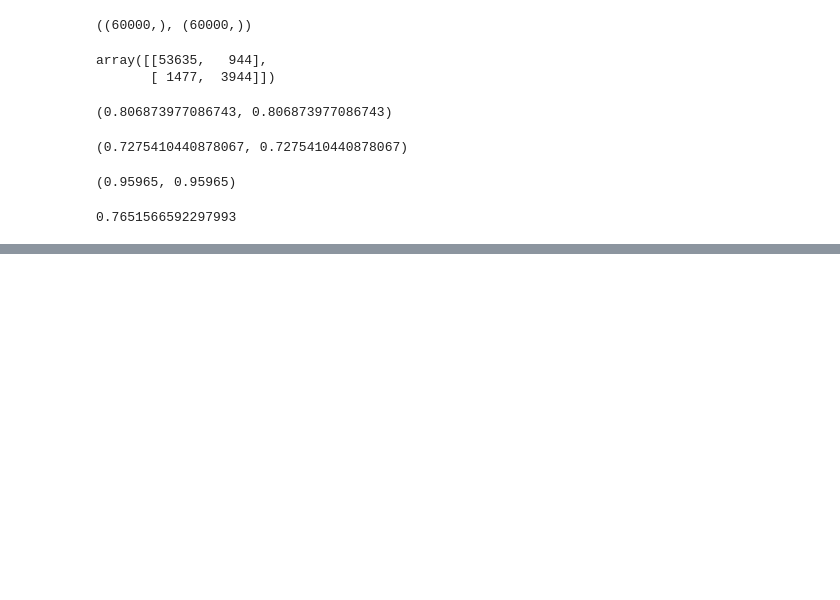
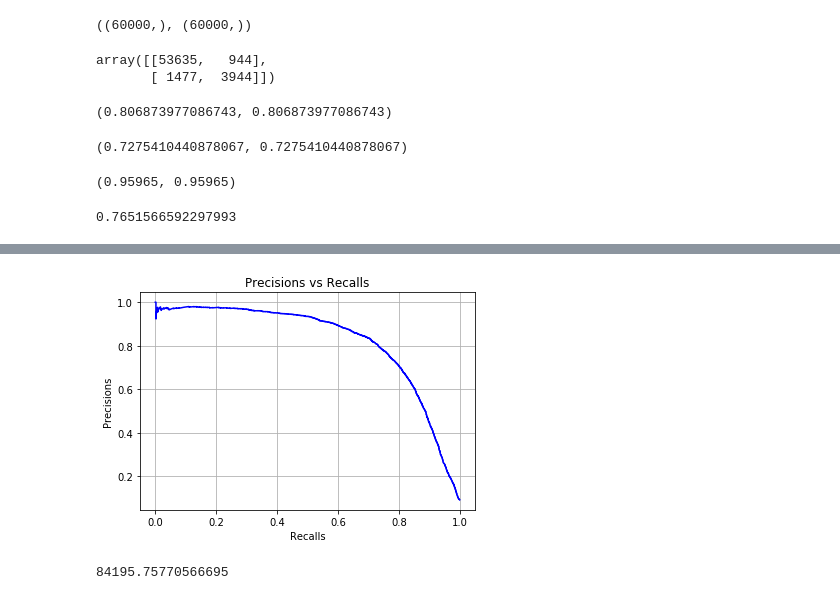
Before and after one commit to varokas/hands-on-ml, a Jupyter notebook: chapter3.ipynb, the cells around one changed output, grey strips where cells are left out. Cells and saved outputs as stored; diff of their text form; code cells hidden in the pictures; blank space fills up the shorter version.

```diff
--- a/chapter3.ipynb
+++ b/chapter3.ipynb
@@ -118,0 +150,14 @@ f1_score(y_train_5, y_train_pred)
+# %%
+plt.plot(recalls, precisions, "b")
+plt.xlabel('Recalls')
+plt.ylabel('Precisions')
+plt.title("Precisions vs Recalls")
+plt.grid()
+# %% [output]
+[figure, added]
+# %%
+# Get threshold at specified Precisions (Get first index of max value -- True)
+t_95 = thresholds[np.argmax(precisions >= 0.95)]
+t_95
+# %% [output]
+84195.75770566695
```
Also changed, not shown: parts of 6 cells of this notebook.
